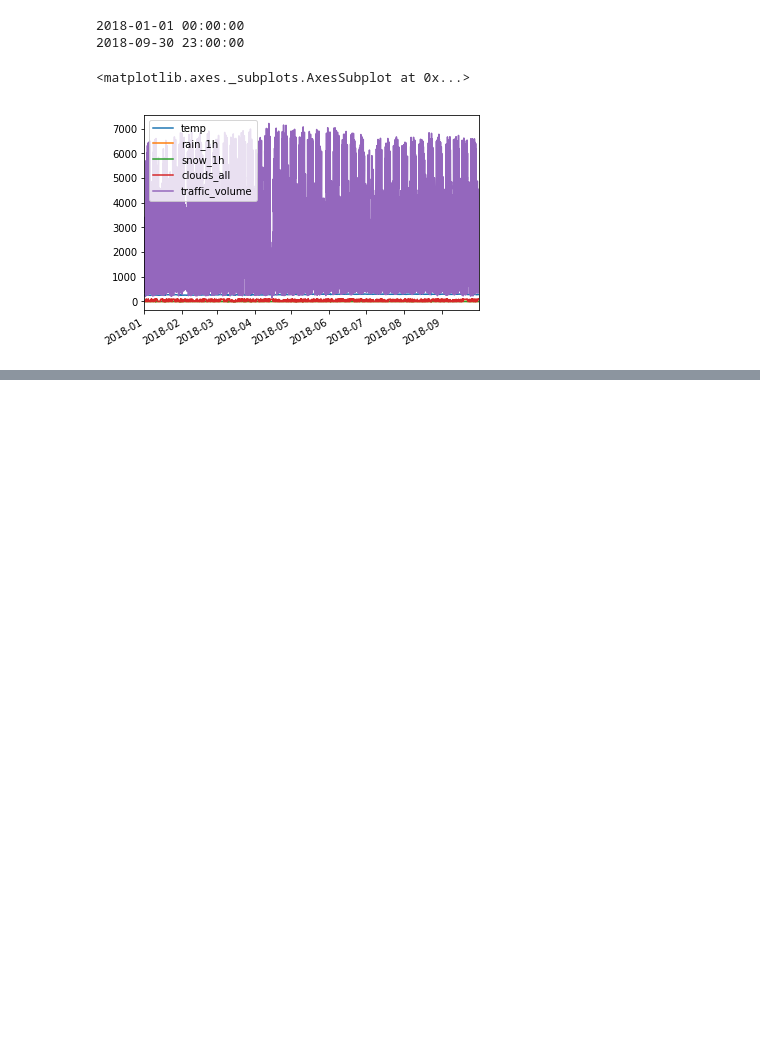
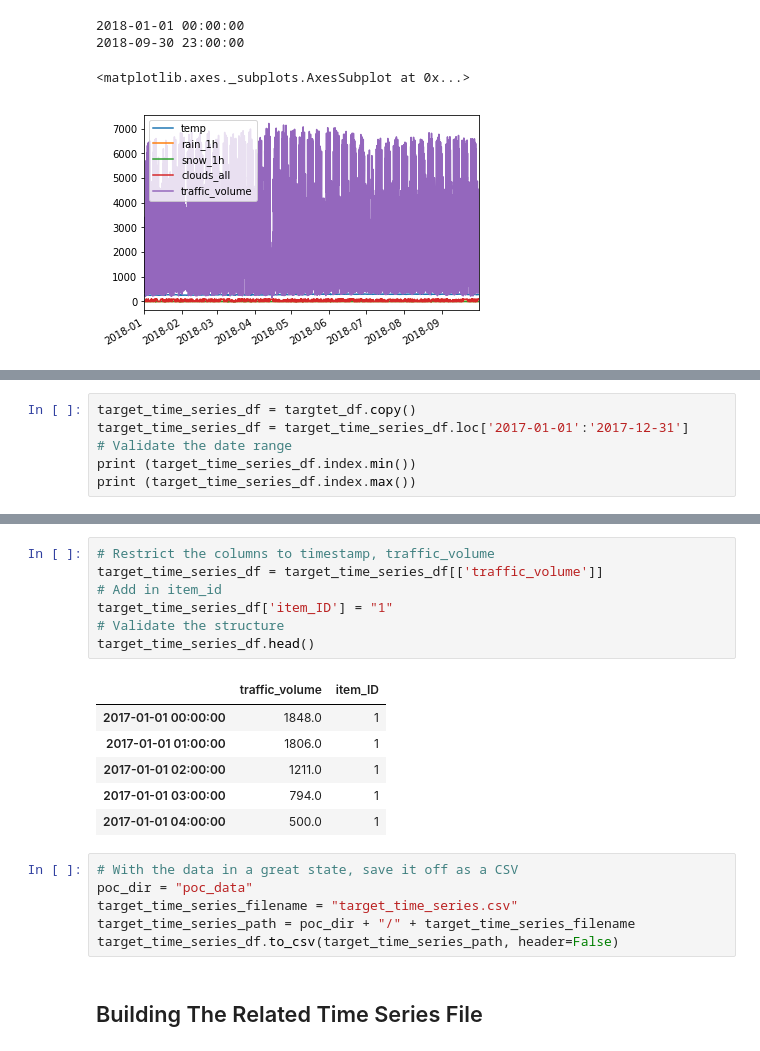
Before and after one commit to apac-ml-tfc/forecast-poc, a Jupyter notebook: Metro-Interstate-Traffic-POC.ipynb, the cells around one changed output, grey strips where cells are left out. Saved outputs shown, nothing was run; the diff lists cells and outputs as text; blank space fills up the shorter version.

```diff
--- a/Metro-Interstate-Traffic-POC.ipynb
+++ b/Metro-Interstate-Traffic-POC.ipynb
@@ -256,0 +318,6 @@ df_2018.plot()
+# %%
+target_time_series_df = targtet_df.copy()
+target_time_series_df = target_time_series_df.loc['2017-01-01':'2017-12-31']
+# Validate the date range
+print (target_time_series_df.index.min())
+print (target_time_series_df.index.max())
@@ -256,0 +327,22 @@ df_2018.plot()
+# %%
+# Restrict the columns to timestamp, traffic_volume
+target_time_series_df = target_time_series_df[['traffic_volume']]
+# Add in item_id
+target_time_series_df['item_ID'] = "1"
+# Validate the structure
+target_time_series_df.head()
+# %% [output]
+|  | traffic_volume | item_ID |
+| 2017-01-01 00:00:00 | 1848.0 | 1 |
+| 2017-01-01 01:00:00 | 1806.0 | 1 |
+| 2017-01-01 02:00:00 | 1211.0 | 1 |
+| 2017-01-01 03:00:00 | 794.0 | 1 |
+| 2017-01-01 04:00:00 | 500.0 | 1 |
+# %%
+# With the data in a great state, save it off as a CSV
+poc_dir = "poc_data"
+target_time_series_filename = "target_time_series.csv"
+target_time_series_path = poc_dir + "/" + target_time_series_filename
+target_time_series_df.to_csv(target_time_series_path, header=False)
+# %% [markdown]
+## Building The Related Time Series File
```
Also changed, not shown: parts of 18 cells of this notebook, 3 other files.
